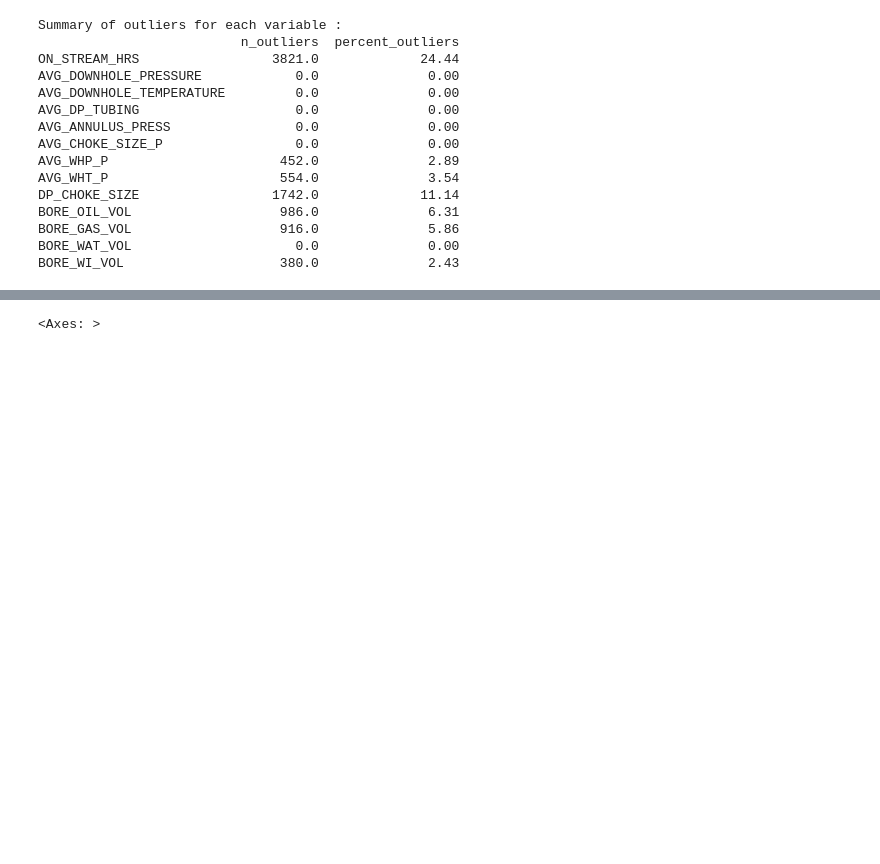
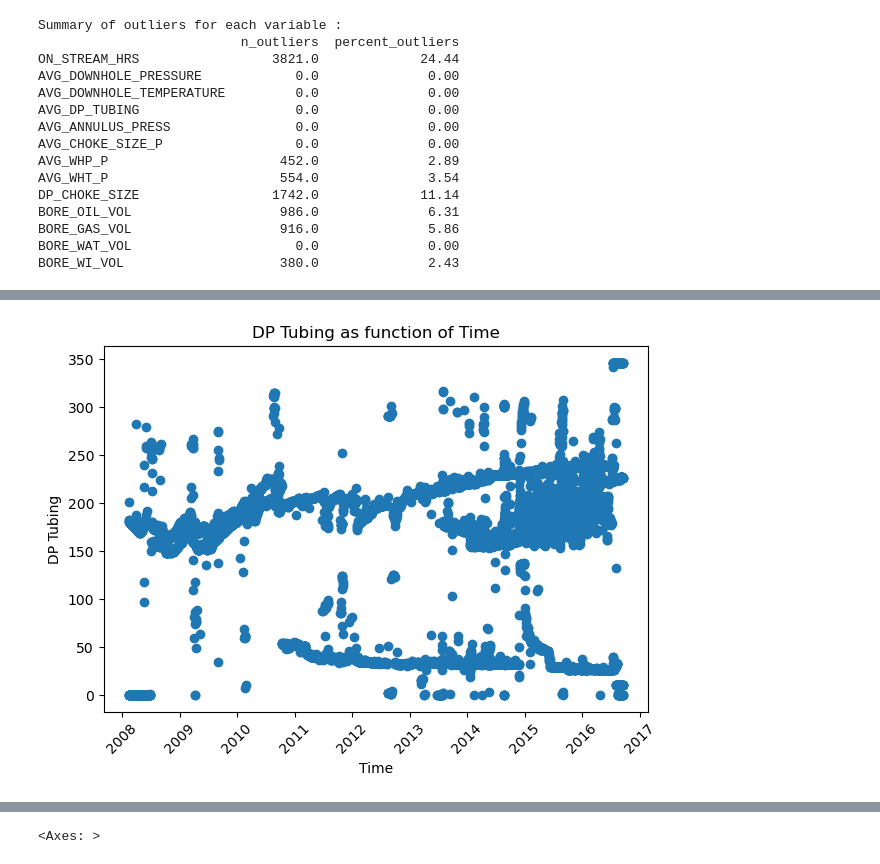
Before and after one commit to Lousiboupi/Machine-learning-project, a Jupyter notebook: 02_production_data_forecast_using_data_driven_approaches/Evolve_Equinor_ML.ipynb, the cells around one changed output, grey strips where cells are left out. Saved outputs shown, nothing was run; the diff lists cells and outputs as text; code cells hidden in the pictures; blank space fills up the shorter version.

```diff
--- a/02_production_data_forecast_using_data_driven_approaches/Evolve_Equinor_ML.ipynb
+++ b/02_production_data_forecast_using_data_driven_approaches/Evolve_Equinor_ML.ipynb
@@ -132,0 +255,22 @@ BORE_WI_VOL                    380.0              2.43
+# %%
+date_col = "DATEPRD"
+tubing_col = "AVG_DP_TUBING"
+
+daily_data[date_col] = pd.to_datetime(daily_data[date_col])
+df = daily_data.sort_values(by=date_col)
+
+data = df[[date_col, tubing_col]].dropna()
+
+# Graphique
+plt.figure()
+
+plt.scatter(data[date_col], data[tubing_col])
+
+plt.xlabel("Time")
+plt.ylabel("DP Tubing")
+plt.title("DP Tubing as function of Time")
+plt.xticks(rotation=45)
+plt.tight_layout()
+plt.show()
+# %% [output]
+[figure, added]
```
Also changed, not shown: parts of 8 cells of this notebook.
